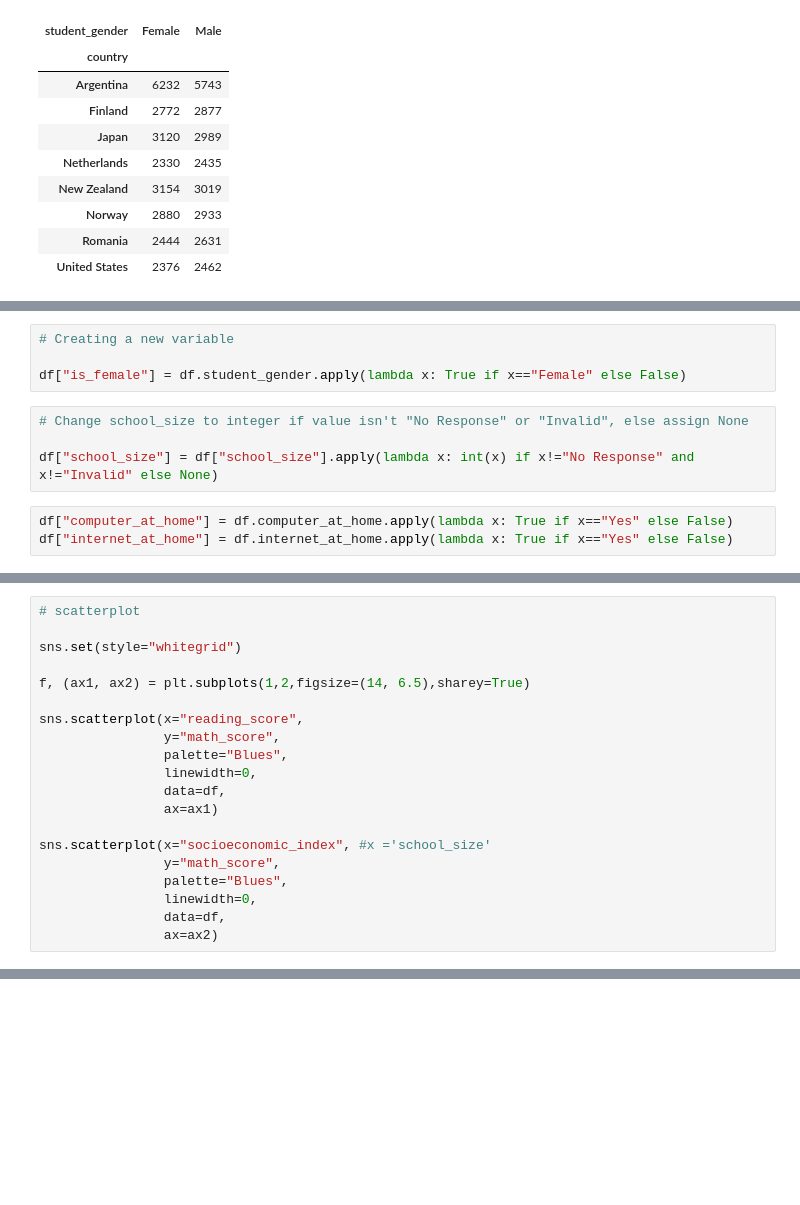
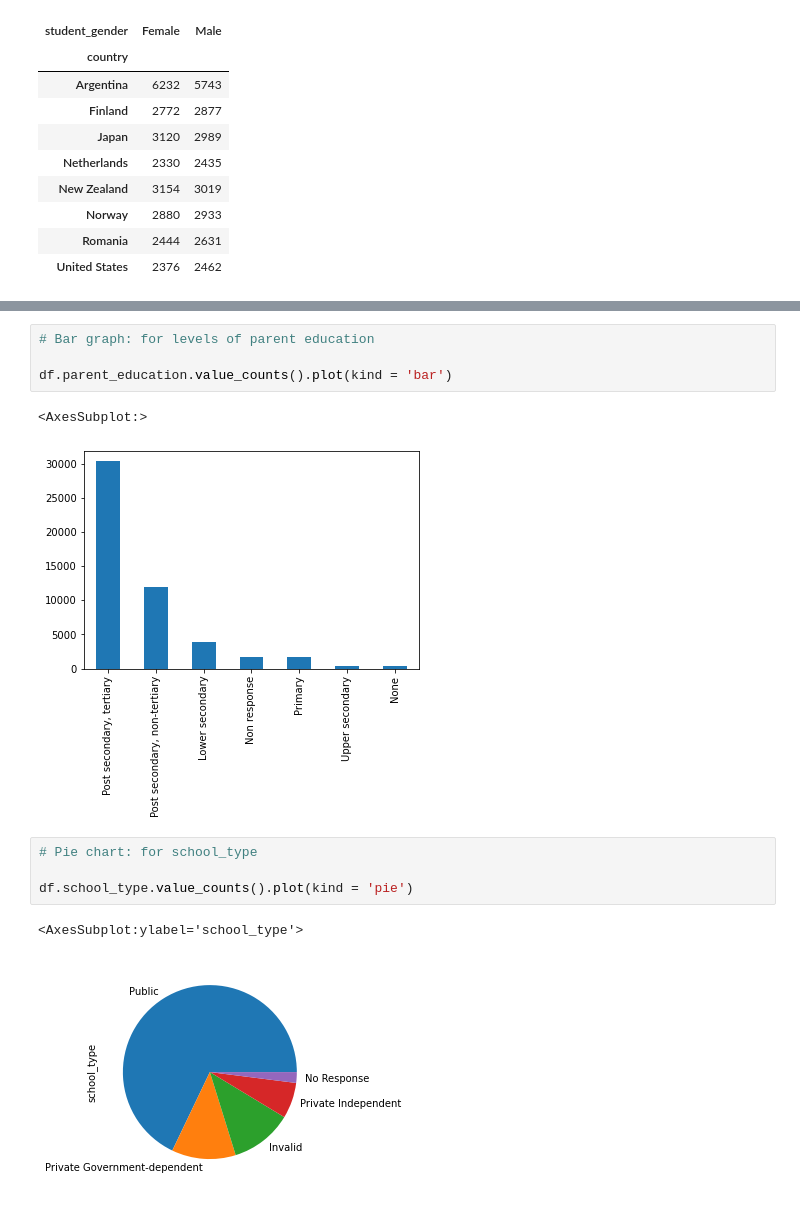
Before and after one commit to worldbank/Python-for-Data-Science, a Jupyter notebook: June_2021_ETEC/day_2/3b_EDA_pandas.ipynb, the cells around one changed output, grey strips where cells are left out. Drawn from its saved outputs; the diff is of its cells as text; blank space fills up the shorter version.

```diff
--- a/June_2021_ETEC/day_2/3b_EDA_pandas.ipynb
+++ b/June_2021_ETEC/day_2/3b_EDA_pandas.ipynb
@@ -433,11 +217,0 @@ pd.crosstab(df.country, df.parent_education, normalize= True, margins=True)
-# %%
-# Creating a new variable
-
-df["is_female"] = df.student_gender.apply(lambda x: True if x=="Female" else False)
-# %%
-# Change school_size to integer if value isn't "No Response" or "Invalid", else assign None
-
-df["school_size"] = df["school_size"].apply(lambda x: int(x) if x!="No Response" and x!="Invalid" else None)
-# %%
-df["computer_at_home"] = df.computer_at_home.apply(lambda x: True if x=="Yes" else False)
-df["internet_at_home"] = df.internet_at_home.apply(lambda x: True if x=="Yes" else False)
@@ -477,20 +217,0 @@ sns.violinplot(x="immigration_status",
-# %%
-# scatterplot
-
-sns.set(style="whitegrid")
-
-f, (ax1, ax2) = plt.subplots(1,2,figsize=(14, 6.5),sharey=True)
-
-sns.scatterplot(x="reading_score",
-                y="math_score",
-                palette="Blues",
-                linewidth=0,
-                data=df,
-                ax=ax1)
-
-sns.scatterplot(x="socioeconomic_index", #x ='school_size'
-                y="math_score",
-                palette="Blues",
-                linewidth=0,
-                data=df,
-                ax=ax2)
@@ -738,0 +231,14 @@ Index(['country_id', 'country', 'country_school_id', 'country_student_id',
+# %%
+# Bar graph: for levels of parent education
+
+df.parent_education.value_counts().plot(kind = 'bar')
+# %% [output]
+<AxesSubplot:>
+[figure, added]
+# %%
+# Pie chart: for school_type
+
+df.school_type.value_counts().plot(kind = 'pie')
+# %% [output]
+<AxesSubplot:ylabel='school_type'>
+[figure, added]
```
Also changed, not shown: parts of 78 cells of this notebook, 2 other files.
